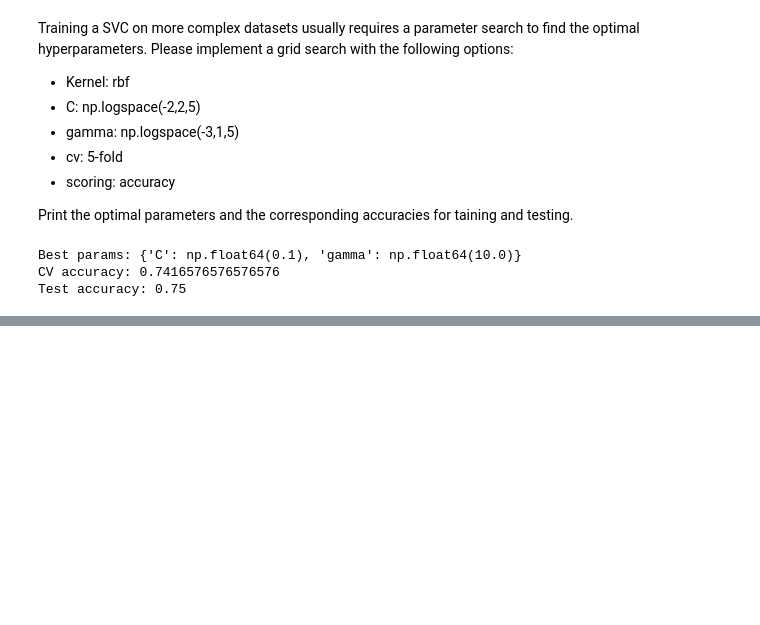
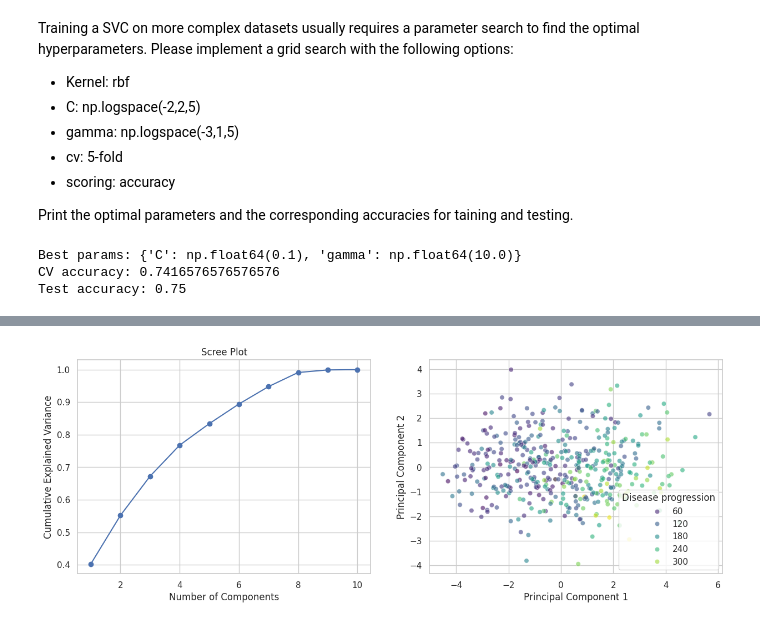
Before and after one commit to mibur1/psy112, a Jupyter notebook: book/solutions/solutions_2.ipynb, the cells around one changed output, grey strips where cells are left out. Cells and saved outputs as stored; diff of their text form; code cells hidden in the pictures; blank space fills up the shorter version.

```diff
--- a/book/solutions/solutions_2.ipynb
+++ b/book/solutions/solutions_2.ipynb
@@ -651,0 +897,13 @@ Test accuracy: 0.75
+# %%
+from sklearn.datasets import load_diabetes
+
+# Load the data as a DataFrame
+diabetes = load_diabetes(as_frame=True)
+df = diabetes.frame
+df.rename(columns={'target': 'Disease progression'}, inplace=True)
+
+X = df.drop(columns='Disease progression')
+y = df['Disease progression']
+
+# 1. Inspect the data
+df.head()
@@ -651,0 +917,33 @@ Test accuracy: 0.75
+# %%
+import numpy as np
+import matplotlib.pyplot as plt
+from sklearn.preprocessing import StandardScaler
+from sklearn.decomposition import PCA
+
+import seaborn as sns
+sns.set_theme(style="whitegrid")
+
+# 1. Standardize the data
+scaler = StandardScaler()
+X_std = scaler.fit_transform(X)
+
+# 2. Perform the PCA
+pca = PCA()
+pca.fit(X_std)
+
+# 3. Get the explained variance ratio
+explained_variance = pca.explained_variance_ratio_
+
+# 4. Project into PCA space
+X_pca = pca.transform(X_std)
+
+# 5. Plot the explained variance and 2D PCA projection
+fig, ax = plt.subplots(1,2, figsize=(15, 5))
+
+ax[0].plot(np.arange(1, len(explained_variance)+1), explained_variance.cumsum(), marker='o')
+ax[0].set(xlabel='Number of Components', ylabel='Cumulative Explained Variance', title='Scree Plot')
+
+sns.scatterplot(x=X_pca[:, 0], y=X_pca[:, 1], hue=y, palette='viridis', alpha=0.6, ax=ax[1])
+ax[1].set(xlabel='Principal Component 1', ylabel='Principal Component 2');
+# %% [output]
+[figure, added]
```
Also changed, not shown: parts of 14 cells of this notebook, 5 other files.
